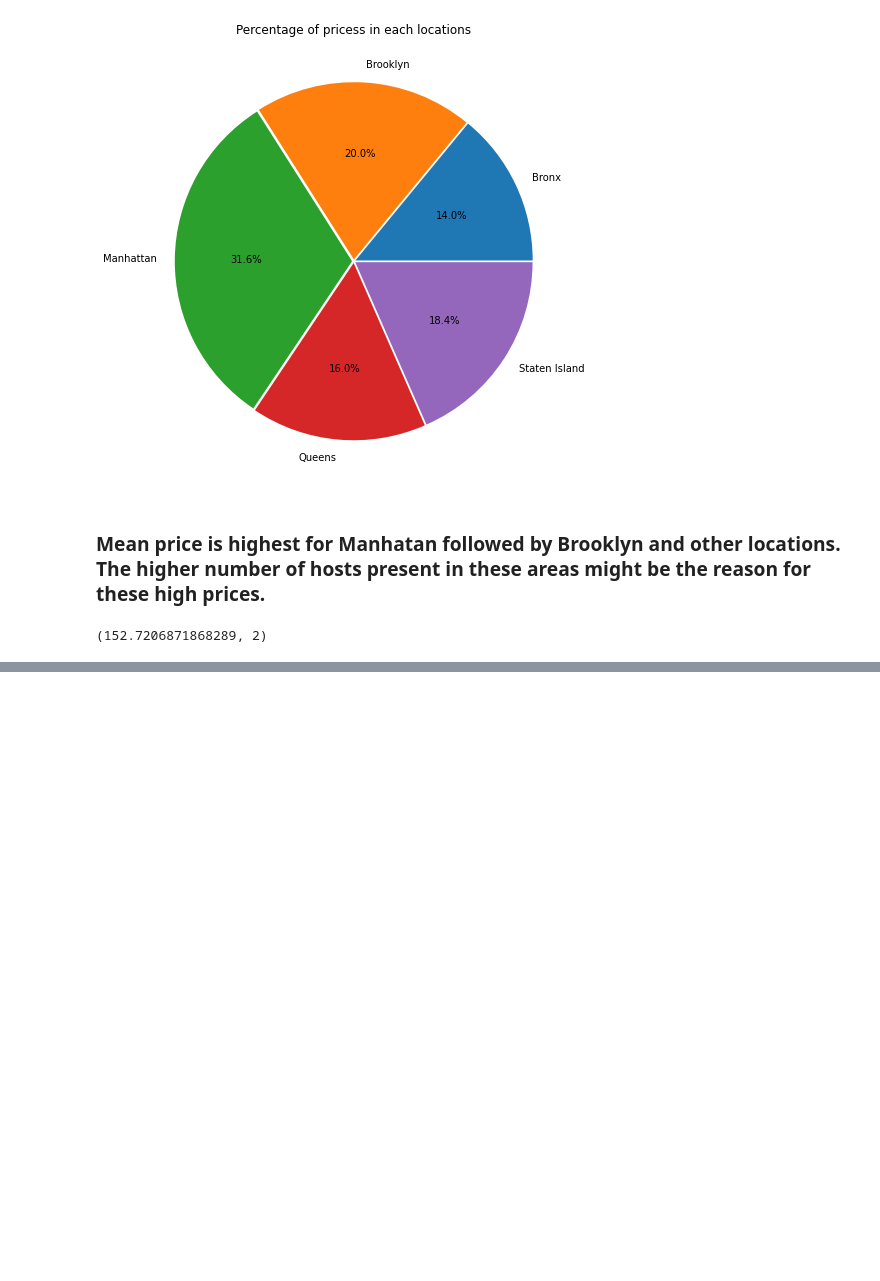
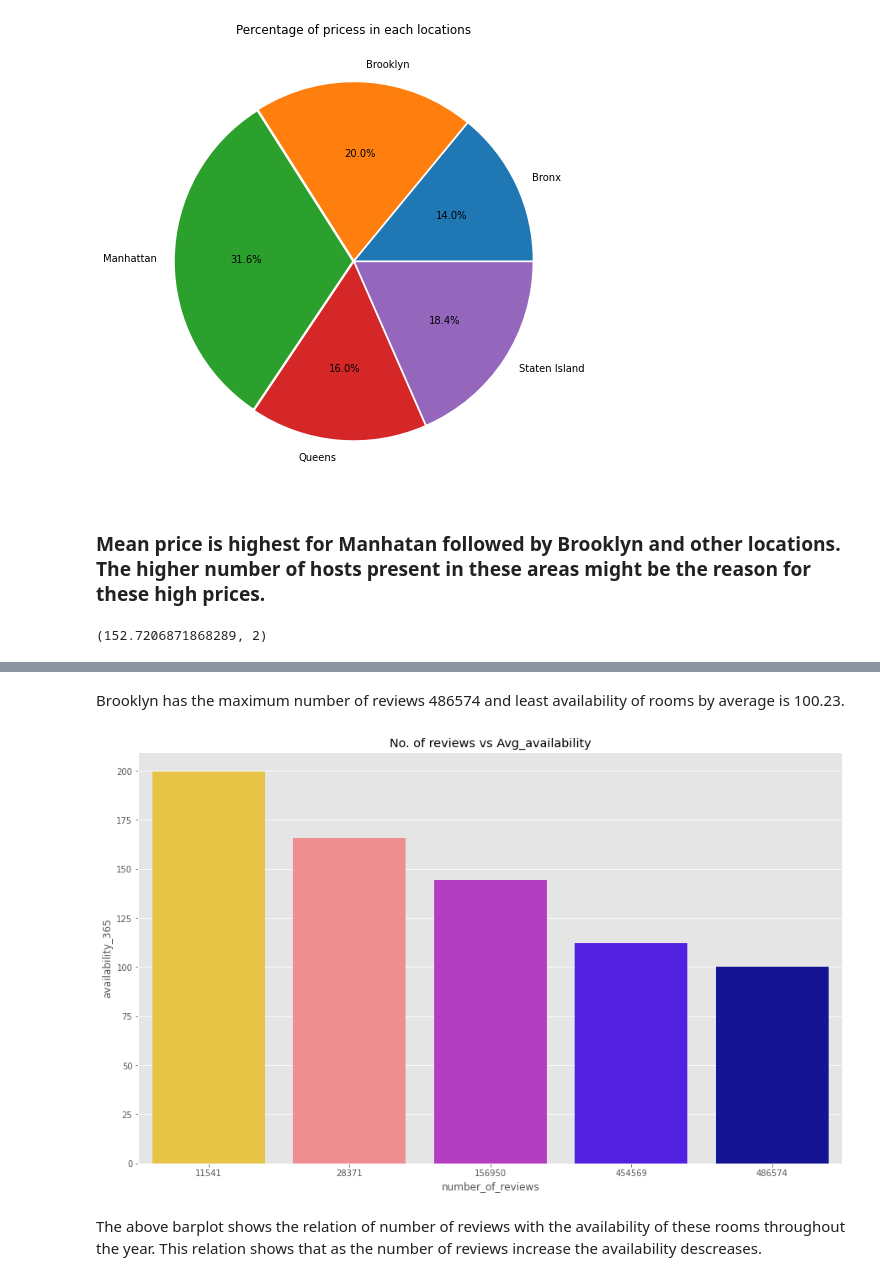
Before and after one commit to Deepakkarki24/Airbnb-Booking-Analysis, a Jupyter notebook: Deepak_Karki_Capstone_Project.ipynb, the cells around one changed output, grey strips where cells are left out. Saved outputs shown, nothing was run; the diff lists cells and outputs as text; code cells hidden in the pictures; blank space fills up the shorter version.

```diff
--- a/Deepak_Karki_Capstone_Project.ipynb
+++ b/Deepak_Karki_Capstone_Project.ipynb
@@ -464,0 +544,5 @@ print(avg_price)
+# %%
+# Now merge the both datasets.
+busiest_host_df = pd.merge(busiest_hosts_by_review,busiest_hosts_by_availability,
+                            on = ['neighbourhood_group']).sort_values(['availability_365','number_of_reviews'],
+                            ascending = [True,False])
@@ -464,0 +559,12 @@ print(avg_price)
+# %% [markdown]
+Brooklyn has the maximum number of reviews 486574 and least availability of rooms by average is 100.23.
+# %%
+# Create a plot to view the results.
+fig = plt.figure(figsize=(15,9))
+plt.title('No. of reviews vs Avg_availability')
+sns.barplot(data=busiest_host_df, x='number_of_reviews', y='availability_365', palette='gnuplot2_r')
+plt.show()
+# %% [output]
+[figure, added]
+# %% [markdown]
+The above barplot shows the relation of number of reviews with the availability of these rooms throughout the year. This relation shows that as the number of reviews increase the availability descreases.
```
Also changed, not shown: parts of 11 cells of this notebook.
